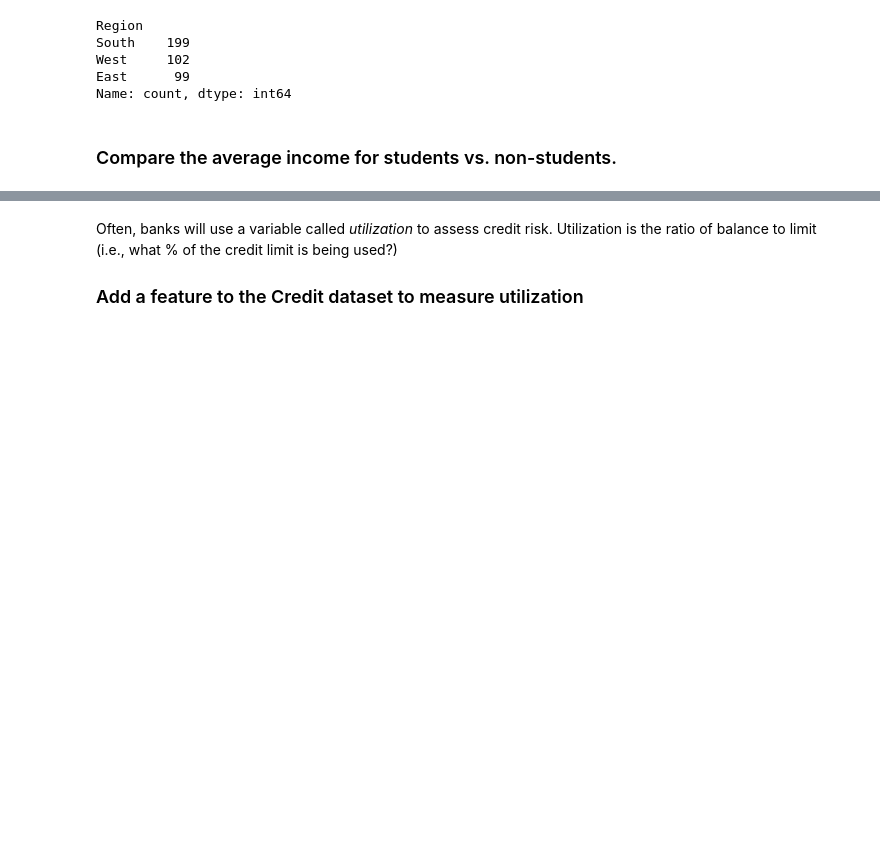
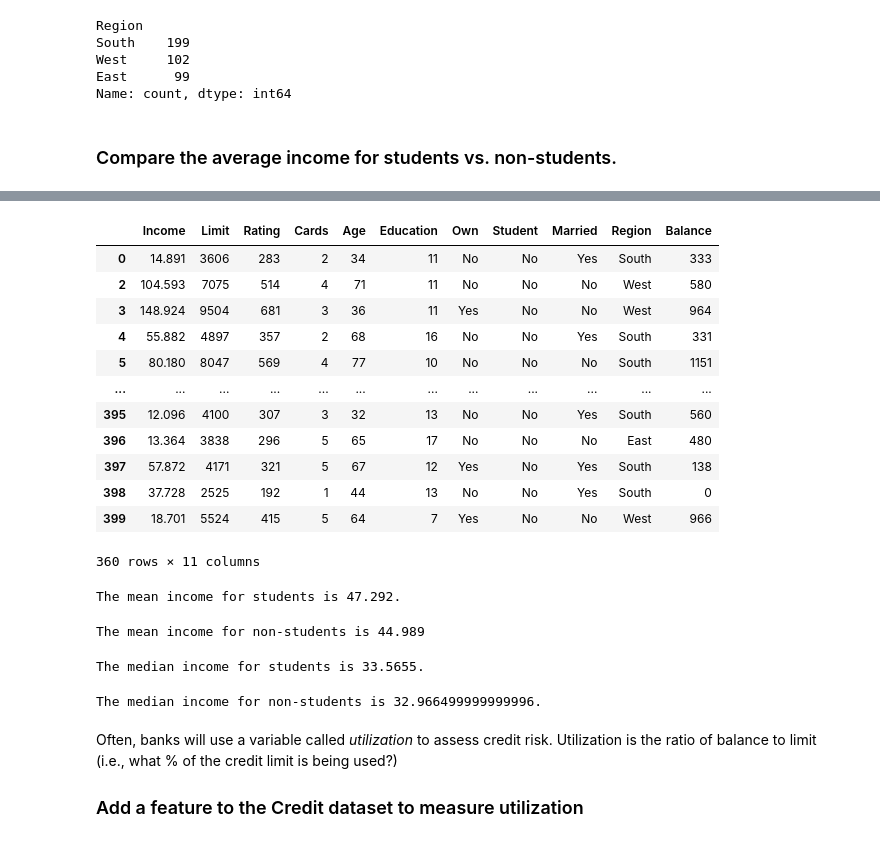
Before and after one commit to andalitta/code_2600, a Jupyter notebook: mod01_review.ipynb, the cells around one changed output, grey strips where cells are left out. Cells and saved outputs as stored; diff of their text form; code cells hidden in the pictures; blank space fills up the shorter version.

```diff
--- a/mod01_review.ipynb
+++ b/mod01_review.ipynb
@@ -161,3 +183,45 @@ Name: count, dtype: int64
+# %%
+# create non-student partition
+NonStudent = Credit[Credit['Student'] == 'No']
+NonStudent
+# %% [output]
+|  | Income | Limit | Rating | Cards | Age | Education | Own | Student | Married | Region | Balance |
+| 0 | 14.891 | 3606 | 283 | 2 | 34 | 11 | No | No | Yes | South | 333 |
+| 2 | 104.593 | 7075 | 514 | 4 | 71 | 11 | No | No | No | West | 580 |
+| 3 | 148.924 | 9504 | 681 | 3 | 36 | 11 | Yes | No | No | West | 964 |
+| 4 | 55.882 | 4897 | 357 | 2 | 68 | 16 | No | No | Yes | South | 331 |
+| 5 | 80.180 | 8047 | 569 | 4 | 77 | 10 | No | No | No | South | 1151 |
+| ... | ... | ... | ... | ... | ... | ... | ... | ... | ... | ... | ... |
+| 395 | 12.096 | 4100 | 307 | 3 | 32 | 13 | No | No | Yes | South | 560 |
+| 396 | 13.364 | 3838 | 296 | 5 | 65 | 17 | No | No | No | East | 480 |
+| 397 | 57.872 | 4171 | 321 | 5 | 67 | 12 | Yes | No | Yes | South | 138 |
+| 398 | 37.728 | 2525 | 192 | 1 | 44 | 13 | No | No | Yes | South | 0 |
+| 399 | 18.701 | 5524 | 415 | 5 | 64 | 7 | Yes | No | No | West | 966 |
+360 rows × 11 columns
+# %%
+# mean of students
+inc_mean_student = Student['Income'].mean()
+print(f"The mean income for students is {inc_mean_student:.3f}.")
+# %% [output]
+The mean income for students is 47.292.
+# %%
+# mean of non-students
+inc_mean_nonstud = NonStudent['Income'].mean()
+print(f"The mean income for non-students is {inc_mean_nonstud:.3f}.")
+# %% [output]
+The mean income for non-students is 44.989
+# %%
+# median of students
+inc_median_student = Student['Income'].median()
+print(f"The median income for students is {inc_median_student:.3f}.")
+# %% [output]
+The median income for students is 33.5655.
+# %%
+# median of non-students
+inc_median_nonstud = NonStudent['Income'].median()
+print(f"The median income for non-students is {inc_median_nonstud:.3f}.")
+# %% [output]
+The median income for non-students is 32.966499999999996.
 # %% [markdown]
 Often, banks will use a variable called _utilization_ to assess credit risk.
 Utilization is the ratio of balance to limit (i.e., what % of the credit limit is being used?)
```
Also changed, not shown: parts of 2 cells of this notebook.
